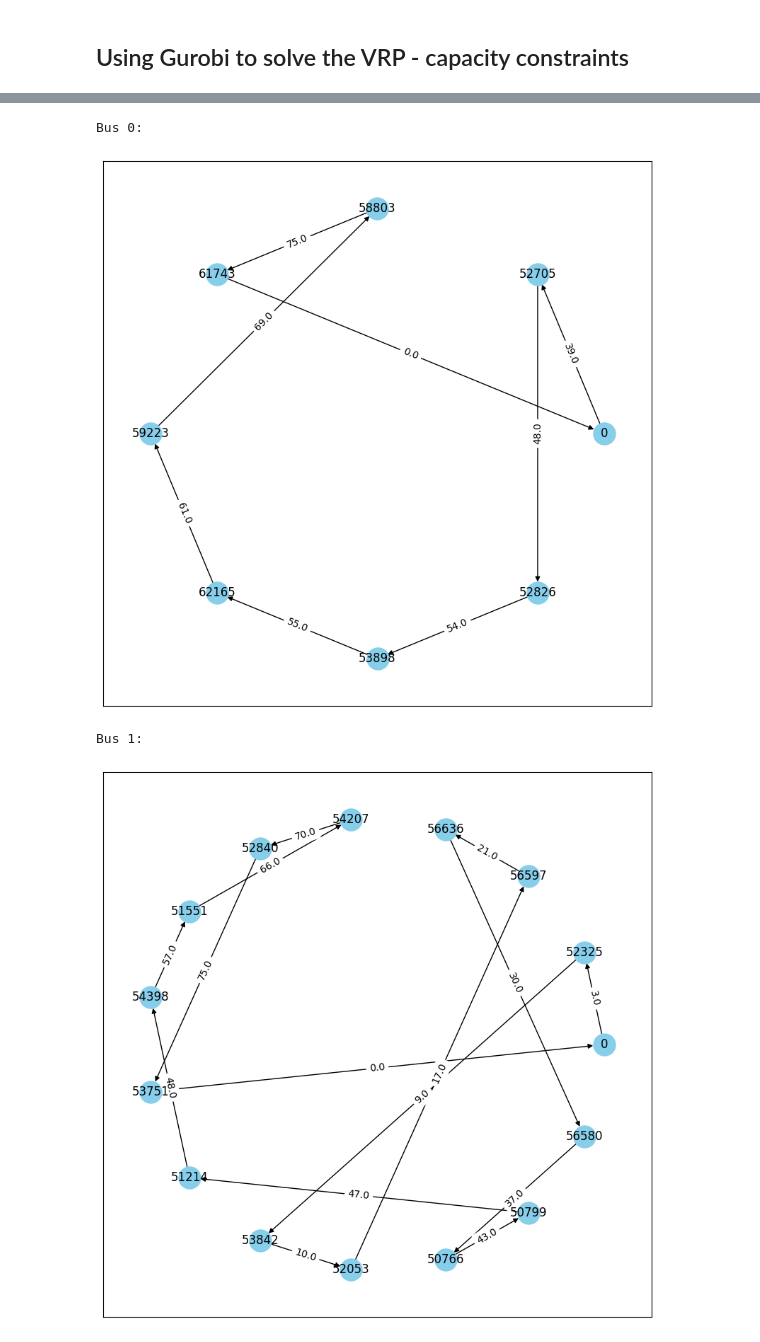
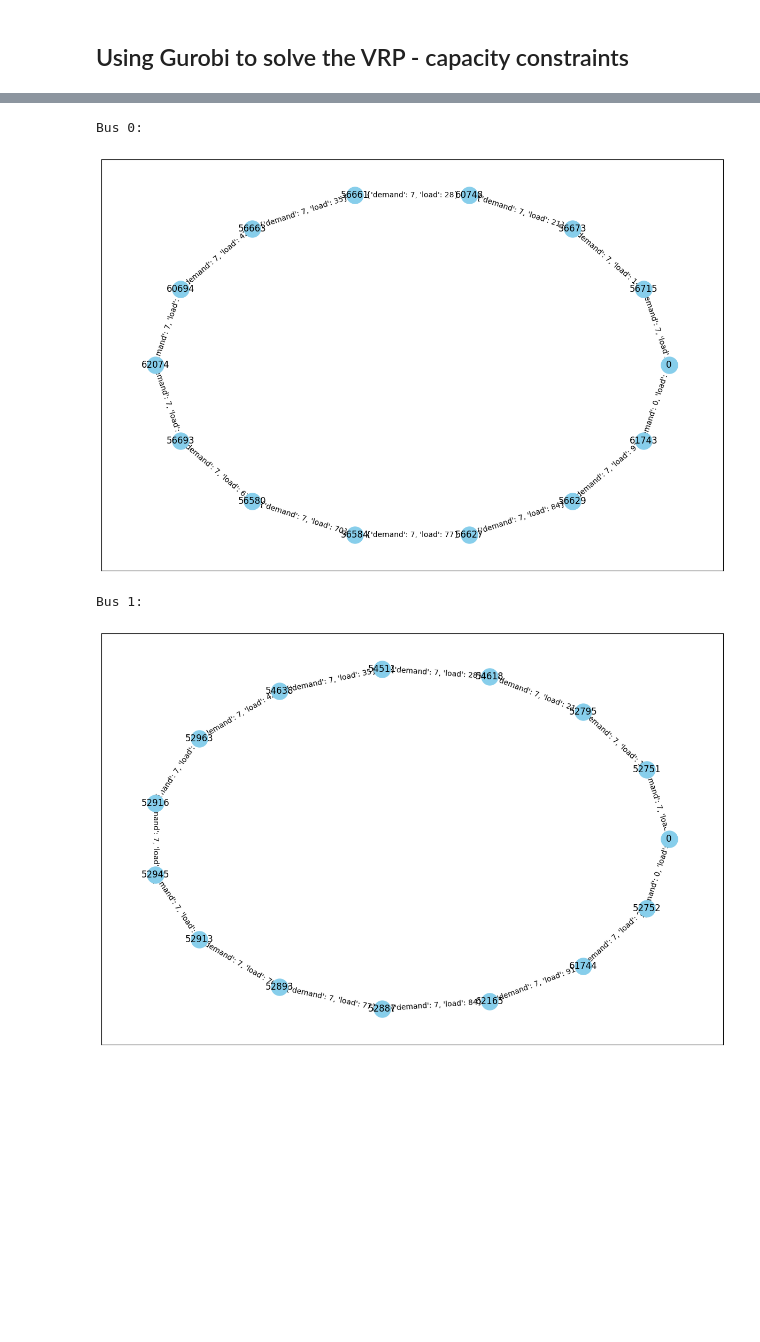
Before and after one commit to lakshyaag/Route-Optimization-STM, a Jupyter notebook: optimize.ipynb, the cells around one changed output, grey strips where cells are left out. Drawn from its saved outputs; the diff is of its cells as text; code cells hidden in the pictures; blank space fills up the shorter version.

```diff
--- a/optimize.ipynb
+++ b/optimize.ipynb
@@ -459,7 +459,7 @@ def get_segment_stops(segment_df, route_id, direction_id=0):
 # %% [markdown]
 ### Get stops on route
 # %%
-routes = ["35", "61", "15", "51", "18", "107", "144"]
+routes = ["35", "61", "15", "51", "18", "107", "144", "74", "12"]
 route_details = {}
 
 for r in routes:
@@ -500,7 +500,7 @@ stops_df_gpd.head()
 | 438 | 61765 | 61765 | Wellington / Prince | 45.496656 | -73.555554 | https://www.stm.info/fr/recherche... | POINT (-73.55555 45.49666) |
 | 591 | 62063 | 62063 | Notre-Dame / Bérard | 45.480191 | -73.579727 | https://www.stm.info/fr/recherche... | POINT (-73.57973 45.48019) |
 # %%
-random_stops_df_gpd = stops_df_gpd.sample(frac=0.1, random_state=420)
+random_stops_df_gpd = stops_df_gpd.sample(frac=0.2, random_state=421)
 
 random_stops_df_gpd.head()
 # %% [output]
@@ -1061,0 +966,6 @@ Optimal objective: 0.6434049999999871
+# %%
+bus_path_df["demand"] = bus_path_df["end_stop"].map(demand_stops)
+
+bus_path_df["step_demand"] = bus_path_df.groupby("bus")["demand"].cumsum()
+
+bus_path_df
@@ -1062,33 +990,36 @@ Optimal objective: 0.6434049999999871
 # %%
 for bus in bus_path_df.bus.unique():
     print(f"Bus {bus}:")
 
     bus_route = bus_path_df[bus_path_df["bus"] == bus].reset_index(drop=True)
 
-    plt.figure(figsize=(10, 10))
+    plt.figure(figsize=(15, 10))
 
     g = nx.DiGraph()
 
     for segment in bus_route.itertuples():
         g.add_edge(
             segment.start_stop,
             segment.end_stop,
             weight=segment.distance,
-            demand=segment.stop_demand,
-            load=segment.cumulative_demand,
+            demands={'demand': segment.demand, 'load': segment.step_demand},
+            step=segment.step,
+            label=f"{segment.start_stop}-{segment.end_stop}",
+            load=segment.step_demand,
         )
 
     pos = nx.circular_layout(g)
 
     nx.draw_networkx(g, pos, with_labels=True, node_size=500, node_color="skyblue")
-    nx.draw_networkx_edge_labels(g, pos, edge_labels=nx.get_edge_attributes(g, "load"))
+    # nx.draw_networkx_edge_labels(g, pos, edge_labels=nx.get_edge_attributes(g, "load"))
+    nx.draw_networkx_edge_labels(g, pos, edge_labels=nx.get_edge_attributes(g, "demands"))
 
     plt.show()
 
     print("\n")
 # %% [output]
 Bus 0:
-[figure, old version]
+[figure, new version]
 Bus 1:
-[figure, old version]
+[figure, new version]
 Bus 2:
```
Also changed, not shown: parts of 23 cells of this notebook, 3 other files.
